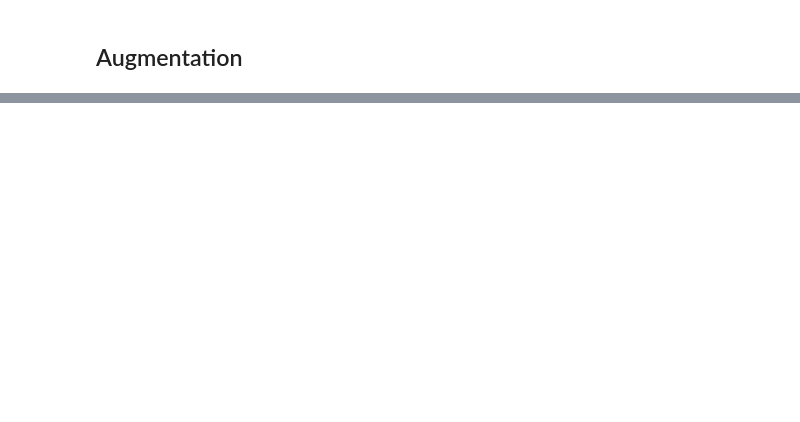
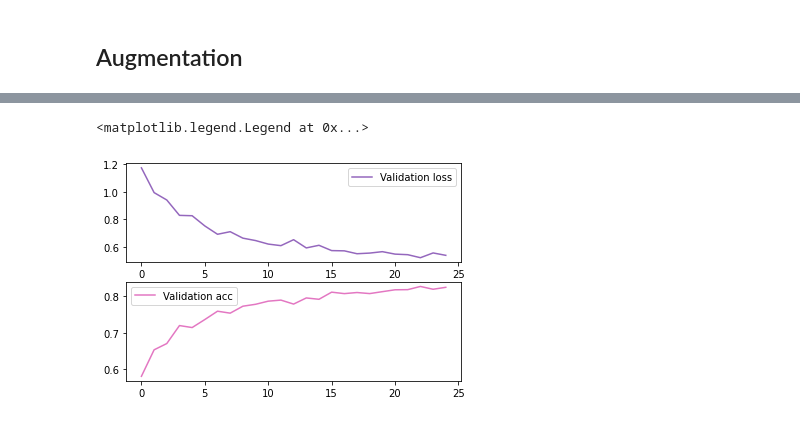
Before and after one commit to elifcansuyildiz/DeepLearningNotebooks, a Jupyter notebook: ResNet.ipynb, the cells around one changed output, grey strips where cells are left out. Saved outputs shown, nothing was run; the diff lists cells and outputs as text; code cells hidden in the pictures; blank space fills up the shorter version.

```diff
--- a/ResNet.ipynb
+++ b/ResNet.ipynb
@@ -322,3 +329,6 @@ print(resnet(th.rand((2, 3, 32, 32))).shape)
 # %% [output]
 torch.Size([1, 3, 7, 5])
 torch.Size([2, 10])
+# %%
+model = ResNet(in_channels=[32,64,128], num_classes=10, num_blocks=3).to(device=device)
+print(model)
@@ -325,7 +355,8 @@ torch.Size([2, 10])
 # %% [markdown]
 ## Optimizer and Loss Function
 # %%
-optimizer = th.optim.Rprop(model.parameters(), lr=0.001)
+optimizer = th.optim.Adam(model.parameters(), lr=0.0005, betas=(0.9, 0.95), weight_decay=0.0001)
+#optimizer = th.optim.Rprop(model.parameters(), lr=0.001)
 #optimizer = th.optim.AdamW(params, lr=0.001, betas=(0.9, 0.999), eps=1e-08, weight_decay=0.01)
 
 lossFunction = th.nn.CrossEntropyLoss()
@@ -344,0 +384,4 @@ test_dataset = CIFAR10(root='data/', train=False, transform=transform_train)
+# %%
+batch_size=128
+train_loader = DataLoader(train_dataset, batch_size, shuffle=True)
+val_loader = DataLoader(test_dataset, batch_size*2)
@@ -344,0 +390,26 @@ test_dataset = CIFAR10(root='data/', train=False, transform=transform_train)
+# %%
+training_loss_hist = np.array([])
+valid_loss_hist = np.array([])
+valid_acc_hist = np.array([])
+
+epoch = 25
+
+start_time = timeit.default_timer()
+
+for i in range(epoch):
+        #training
+        train_acc, train_loss = train(model, train_loader, optimizer, lossFunction, device=device, debug=False)
+
+        #evaluation
+        avg_acc, avg_loss = evaluate(model, val_loader, lossFunction, device=device)
+
+        # loss and accuracy histories are kept
+        training_loss_hist = np.append(training_loss_hist, train_loss)
+        valid_loss_hist = np.append(valid_loss_hist, avg_loss)
+        valid_acc_hist = np.append(valid_acc_hist, avg_acc)
+
+        print("epoch {} train acc: {} validation loss: {} validation acc: {}".format(i, train_acc, avg_loss, avg_acc) )
+
+stop_time = timeit.default_timer()
+
+print("Time: ", stop_time-start_time)
@@ -344,0 +436,9 @@ test_dataset = CIFAR10(root='data/', train=False, transform=transform_train)
+# %%
+fig, (axs1, axs2) = plt.subplots(2)
+axs1.plot(valid_loss_hist, "tab:purple", label="Validation loss")
+axs1.legend()
+axs2.plot(valid_acc_hist, "tab:pink", label="Validation acc")
+axs2.legend()
+# %% [output]
+<matplotlib.legend.Legend at 0x...>
+[figure, added]
```
Also changed, not shown: parts of 11 cells of this notebook.
